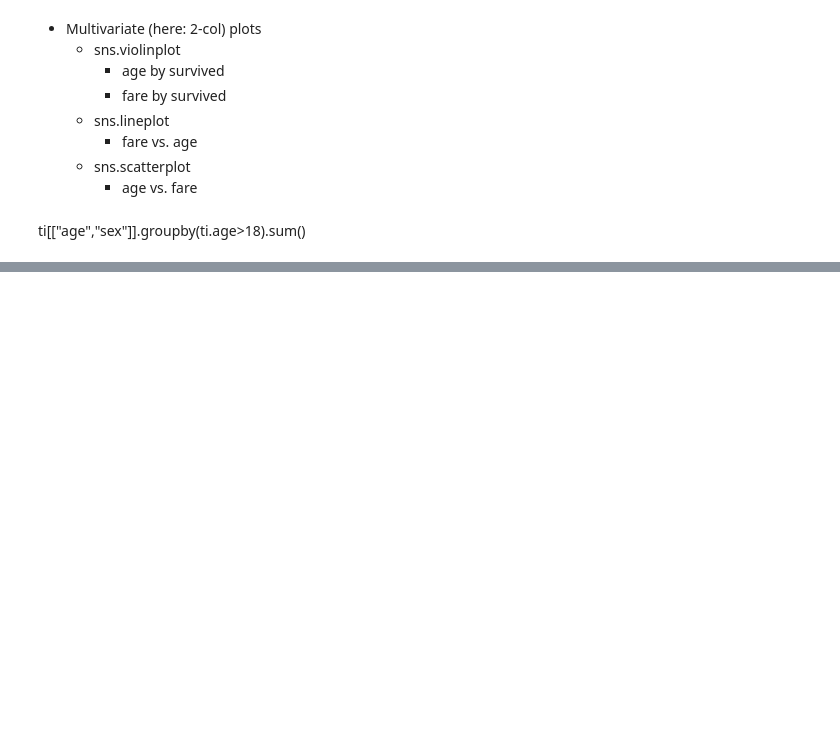
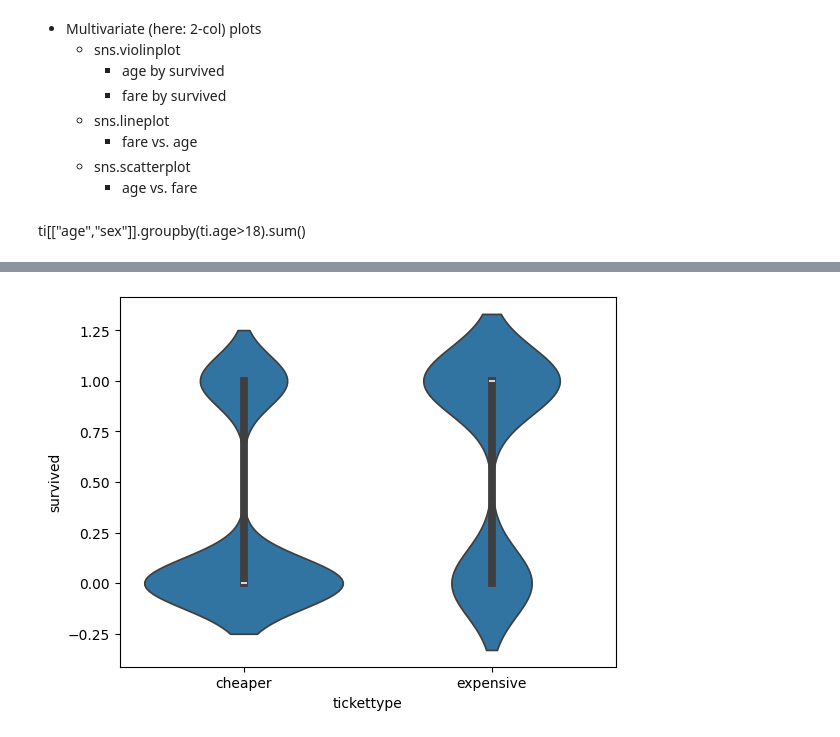
Before and after one commit to RanjithM12/OpenAI_Training, a Jupyter notebook: Sep24_002_EDA_Visuals.ipynb, the cells around one changed output, grey strips where cells are left out. Cells and saved outputs as stored; diff of their text form; code cells hidden in the pictures; blank space fills up the shorter version.

```diff
--- a/Sep24_002_EDA_Visuals.ipynb
+++ b/Sep24_002_EDA_Visuals.ipynb
@@ -278,0 +333,4 @@ ti[["age","sex"]].groupby(ti.age>18).sum()
+# %%
+fareencoding = lambda x: 'expensive' if x=='First' else 'cheaper'
+ti['tickettype']=ti['class'].apply(fareencoding)
+ti
@@ -278,0 +351,4 @@ ti[["age","sex"]].groupby(ti.age>18).sum()
+# %%
+sns.violinplot(data=ti, x='tickettype', y='survived');
+# %% [output]
+[figure, added]
```
Also changed, not shown: parts of 10 cells of this notebook.
